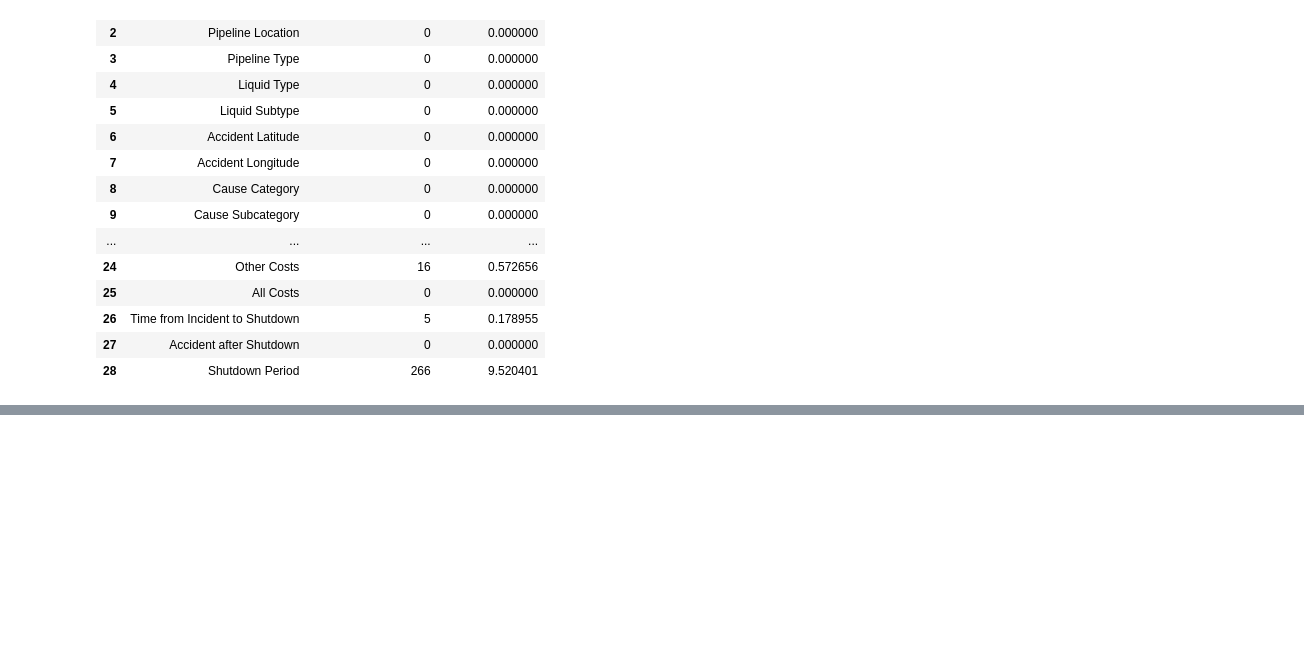
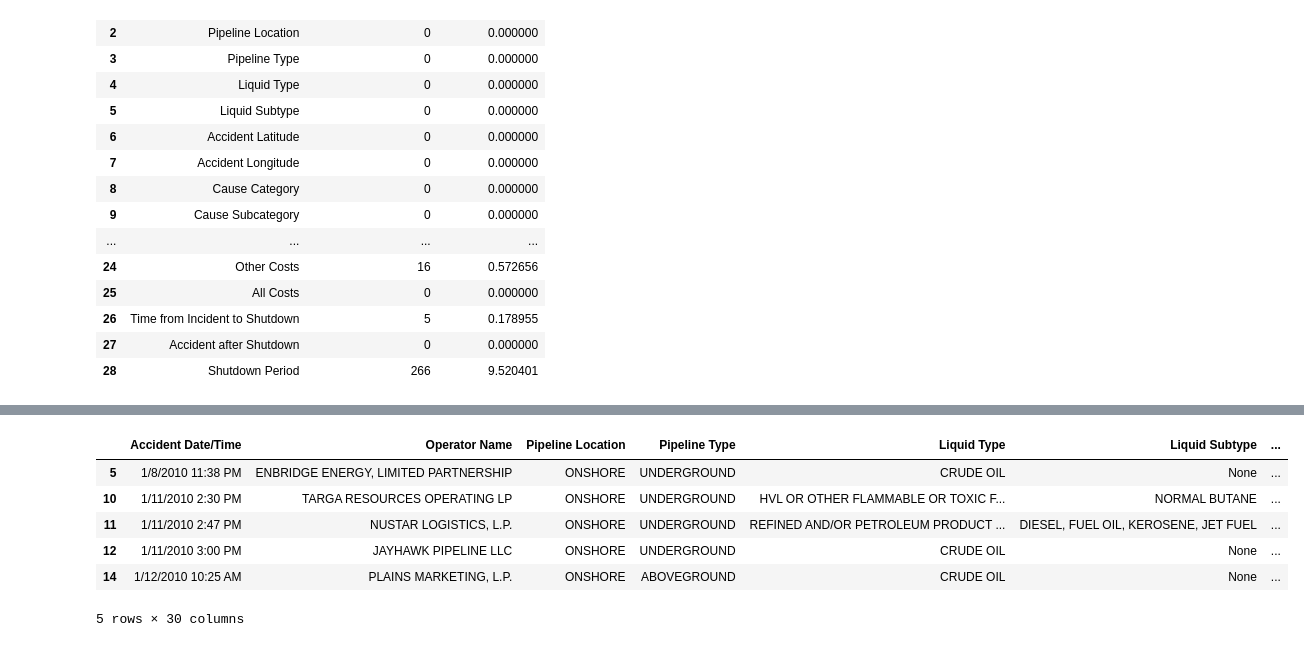
Before and after one commit to Pasindu19970808/Pipeline-Accidents, a Jupyter notebook: Pipeline Accidents.ipynb, the cells around one changed output, grey strips where cells are left out. Saved outputs shown, nothing was run; the diff lists cells and outputs as text; code cells hidden in the pictures; blank space fills up the shorter version.

```diff
--- a/Pipeline Accidents.ipynb
+++ b/Pipeline Accidents.ipynb
@@ -608,0 +685,10 @@ display(df_missing_values.style.background_gradient(cmap = 'Reds',axis = 0))
+# %%
+df_raw.loc[(pd.notna(df_raw["Shutdown Period(Log Scaled)"])) & (df_raw["Shutdown Period(Log Scaled)"] != 0)].head()
+# %% [output]
+|  | Accident Date/Time | Operator Name | Pipeline Location | Pipeline Type | Liquid Type | Liquid Subtype | ... |
+| 5 | 1/8/2010 11:38 PM | ENBRIDGE ENERGY, LIMITED PARTNERSHIP | ONSHORE | UNDERGROUND | CRUDE OIL | None | ... |
+| 10 | 1/11/2010 2:30 PM | TARGA RESOURCES OPERATING LP | ONSHORE | UNDERGROUND | HVL OR OTHER FLAMMABLE OR TOXIC F... | NORMAL BUTANE | ... |
+| 11 | 1/11/2010 2:47 PM | NUSTAR LOGISTICS, L.P. | ONSHORE | UNDERGROUND | REFINED AND/OR PETROLEUM PRODUCT ... | DIESEL, FUEL OIL, KEROSENE, JET FUEL | ... |
+| 12 | 1/11/2010 3:00 PM | JAYHAWK PIPELINE LLC | ONSHORE | UNDERGROUND | CRUDE OIL | None | ... |
+| 14 | 1/12/2010 10:25 AM | PLAINS MARKETING, L.P. | ONSHORE | ABOVEGROUND | CRUDE OIL | None | ... |
+5 rows × 30 columns
```
Also changed, not shown: parts of 16 cells of this notebook, 1 other file.
